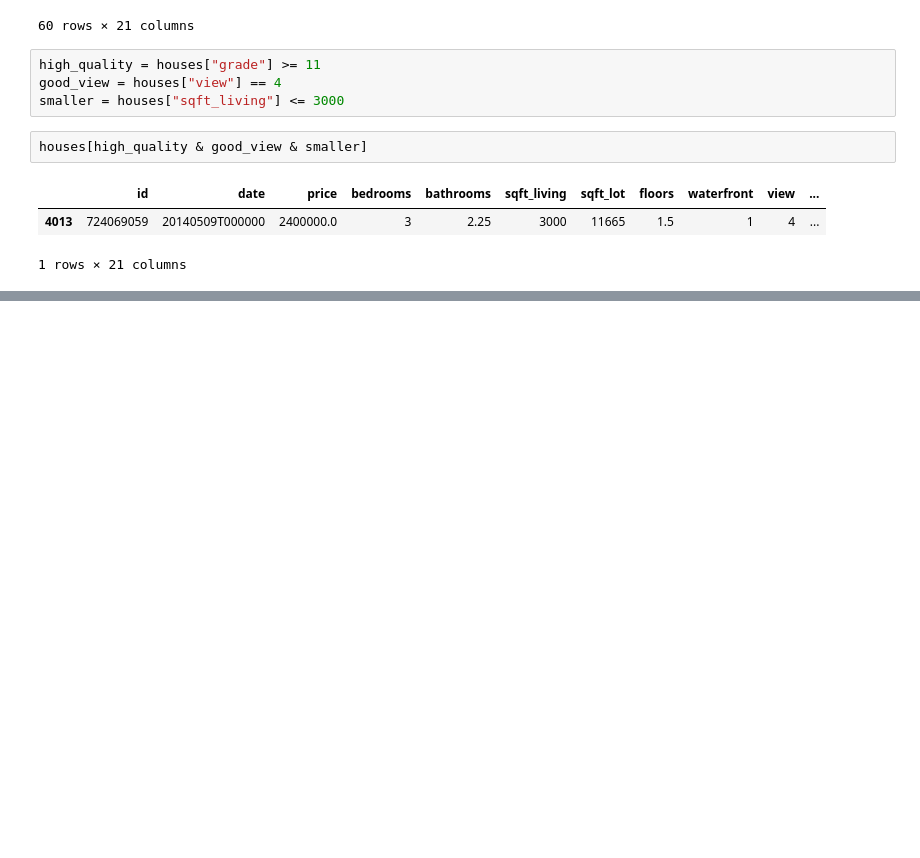
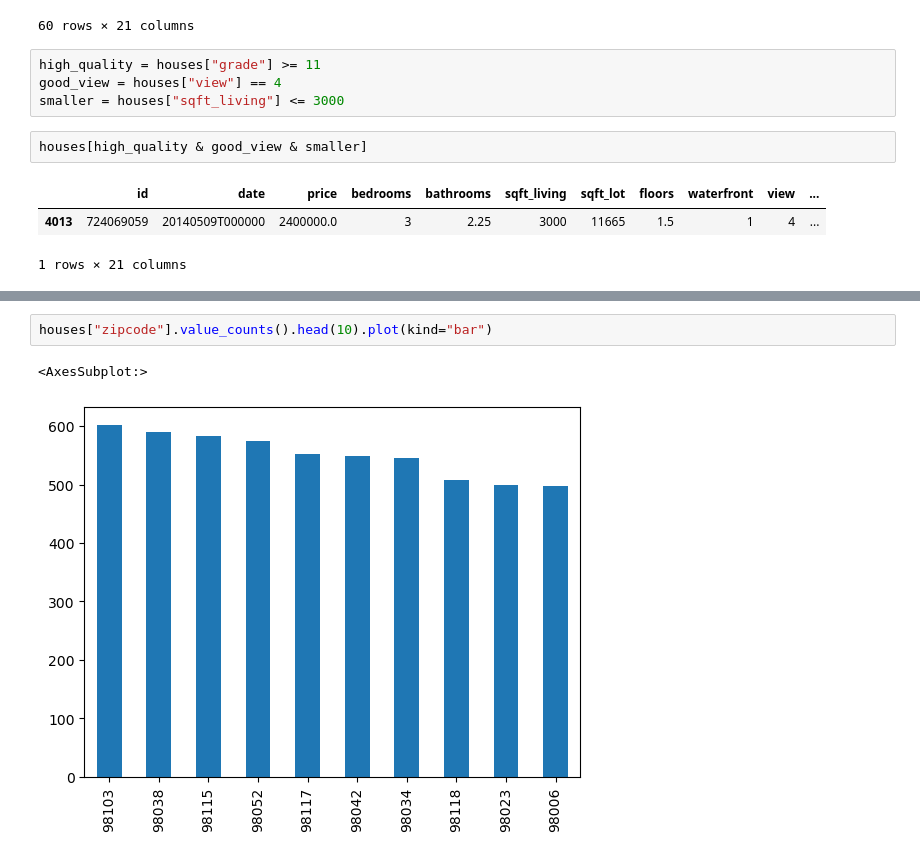
Before and after one commit to halimocakli/Data-Analysis-And-Visualization, a Jupyter notebook: 05-FilteringData/05_FilteringData.ipynb, the cells around one changed output, grey strips where cells are left out. Saved outputs shown, nothing was run; the diff lists cells and outputs as text; blank space fills up the shorter version.

```diff
--- a/05-FilteringData/05_FilteringData.ipynb
+++ b/05-FilteringData/05_FilteringData.ipynb
@@ -761,0 +912,5 @@ houses.zipcode.value_counts().head(10).plot(kind="bar")
+# %%
+houses["zipcode"].value_counts().head(10).plot(kind="bar")
+# %% [output]
+<AxesSubplot:>
+[figure, added]
```
Also changed, not shown: parts of 51 cells of this notebook.
